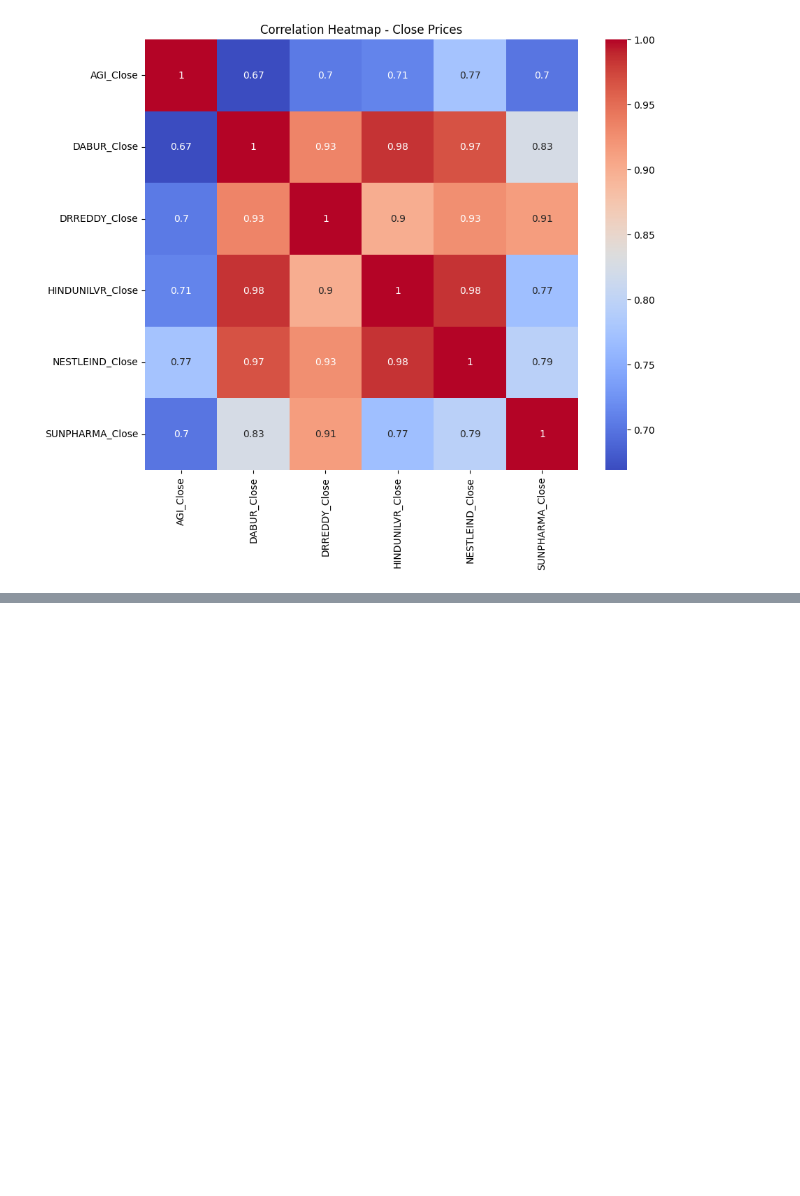
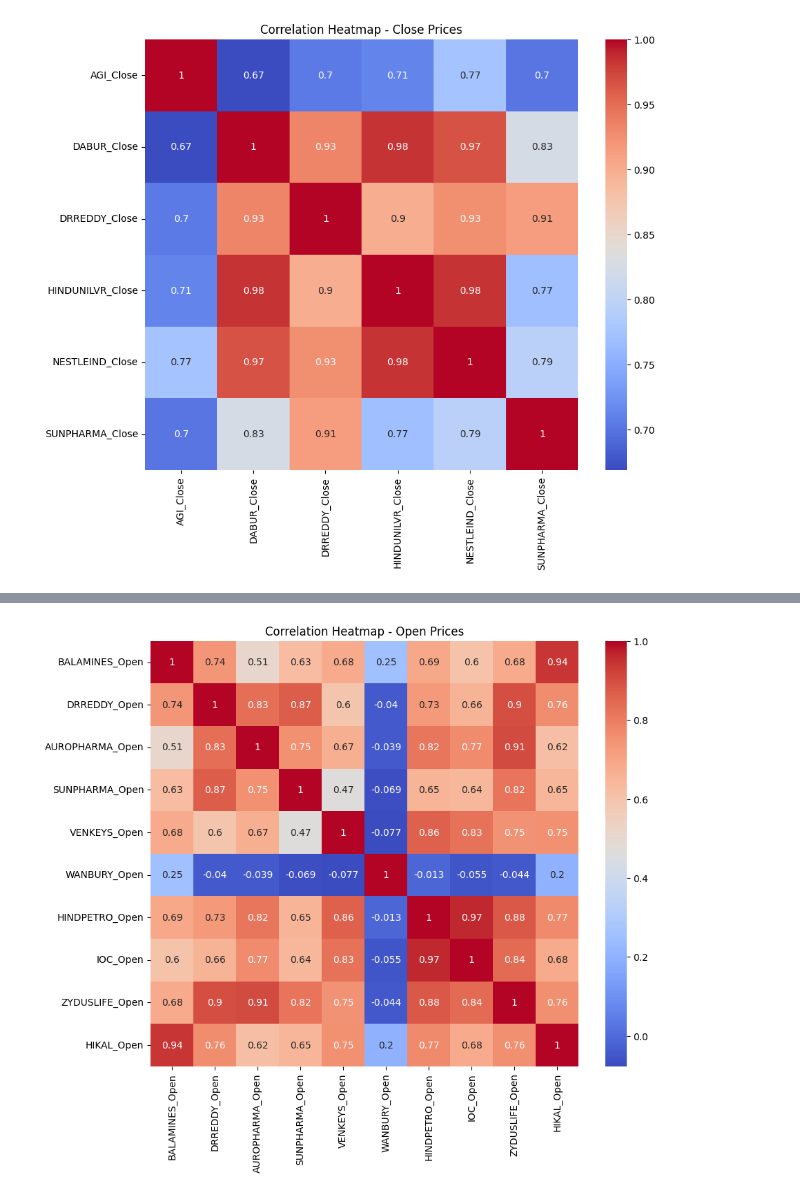
Before and after one commit to Pranav-20186017/investing-across-value-chains, a Jupyter notebook: investing-across-value-chains.ipynb, the cells around one changed output, grey strips where cells are left out. Saved outputs shown, nothing was run; the diff lists cells and outputs as text; code cells hidden in the pictures; blank space fills up the shorter version.

```diff
--- a/investing-across-value-chains.ipynb
+++ b/investing-across-value-chains.ipynb
@@ -120,0 +190,21 @@ plt.show()
+# %%
+# Renaming columns for merging
+df_balamines_filtered.columns = [f"BALAMINES_{col}" for col in df_balamines_filtered.columns]
+# df_amnplst_filtered.columns = [f"AMNPLST_{col}" for col in df_amnplst_filtered.columns]
+df_drreddy_filtered.columns = [f"DRREDDY_{col}" for col in df_drreddy_filtered.columns]
+df_auropharma_filtered.columns = [f"AUROPHARMA_{col}" for col in df_auropharma_filtered.columns]
+df_sunpharma_filtered.columns = [f"SUNPHARMA_{col}" for col in df_sunpharma_filtered.columns]
+df_venkeys_filtered.columns = [f"VENKEYS_{col}" for col in df_venkeys_filtered.columns]
+df_wanbury_filtered.columns = [f"WANBURY_{col}" for col in df_wanbury_filtered.columns]
+df_hindpetro_filtered.columns = [f"HINDPETRO_{col}" for col in df_hindpetro_filtered.columns]
+df_ioc_filtered.columns = [f"IOC_{col}" for col in df_ioc_filtered.columns]
+df_zyduslife_filtered.columns = [f"ZYDUSLIFE_{col}" for col in df_zyduslife_filtered.columns]
+df_hikal_filtered.columns = [f"HIKAL_{col}" for col in df_hikal_filtered.columns]
+
+# Merging all dataframes on the Date index
+merged_df = pd.concat([df_balamines_filtered, df_drreddy_filtered,
+                       df_auropharma_filtered, df_sunpharma_filtered, df_venkeys_filtered,
+                       df_wanbury_filtered, df_hindpetro_filtered, df_ioc_filtered,
+                       df_zyduslife_filtered, df_hikal_filtered], axis=1)
+
+merged_df.head()  # Displaying the first few rows of the merged dataframe
@@ -120,0 +220,15 @@ plt.show()
+# %%
+# Filter Open columns
+open_cols = [col for col in merged_df.columns if 'Open' in col]
+df_open = merged_df[open_cols]
+
+# Calculate correlation
+corr_open = df_open.corr()
+
+# Plot heatmap
+plt.figure(figsize=(10, 8))
+sns.heatmap(corr_open, annot=True, cmap='coolwarm')
+plt.title('Correlation Heatmap - Open Prices')
+plt.show()
+# %% [output]
+[figure, added]
```
Also changed, not shown: parts of 21 cells of this notebook.
